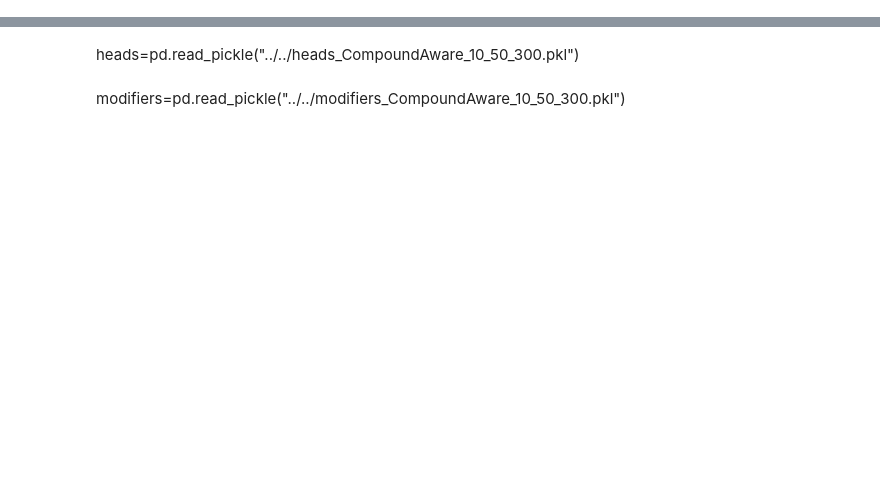
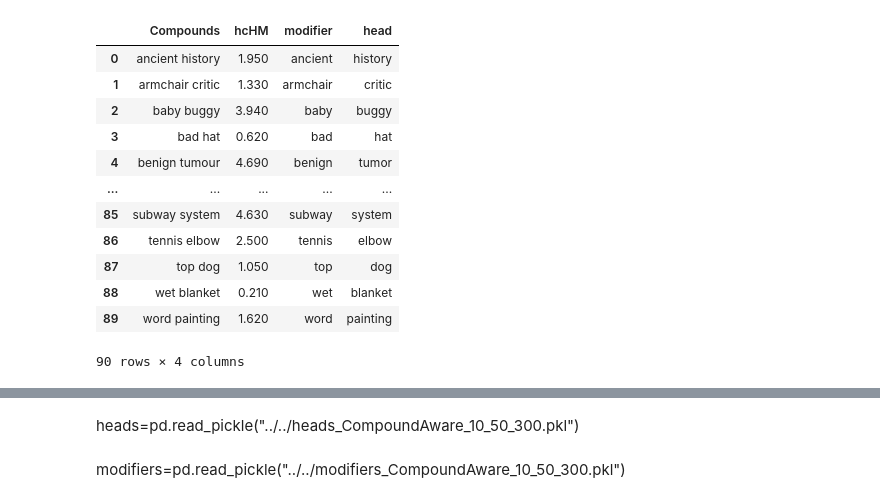
Before and after one commit to prajitdhar/Compounding, a Jupyter notebook: compositionality_over_time/paper_submission.ipynb, the cells around one changed output, grey strips where cells are left out. Drawn from its saved outputs; the diff is of its cells as text; code cells hidden in the pictures; blank space fills up the shorter version.

```diff
--- a/compositionality_over_time/paper_submission.ipynb
+++ b/compositionality_over_time/paper_submission.ipynb
@@ -53,0 +69,21 @@ reddy11_study['compound_rating']=''
+# %%
+comp_90=pd.read_csv("../data/compounds90.txt",sep="\t")
+comp_90['modifier'],comp_90['head']=comp_90.Compounds.str.split(" ").str
+comp_90['modifier']=np.vectorize(lemma_maker)(comp_90['modifier'],'n')
+comp_90['head']=np.vectorize(lemma_maker)(comp_90['head'],'n')
+comp_90.replace(spelling_replacement,inplace=True)
+comp_90
+# %% [output]
+|  | Compounds | hcHM | modifier | head |
+| 0 | ancient history | 1.950 | ancient | history |
+| 1 | armchair critic | 1.330 | armchair | critic |
+| 2 | baby buggy | 3.940 | baby | buggy |
+| 3 | bad hat | 0.620 | bad | hat |
+| 4 | benign tumour | 4.690 | benign | tumor |
+| ... | ... | ... | ... | ... |
+| 85 | subway system | 4.630 | subway | system |
+| 86 | tennis elbow | 2.500 | tennis | elbow |
+| 87 | top dog | 1.050 | top | dog |
+| 88 | wet blanket | 0.210 | wet | blanket |
+| 89 | word painting | 1.620 | word | painting |
+90 rows × 4 columns
```
Also changed, not shown: parts of 13 cells of this notebook, 9 other files.
